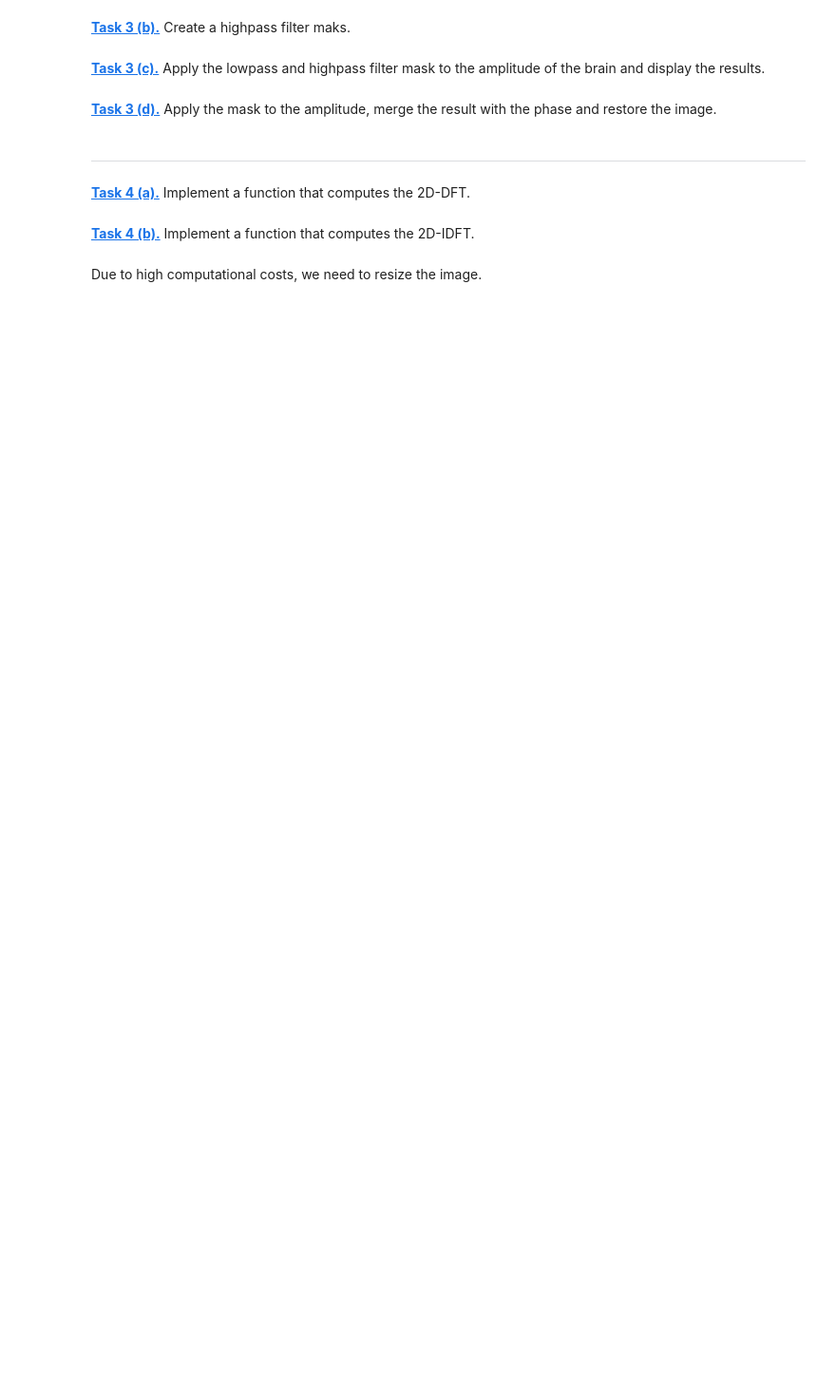
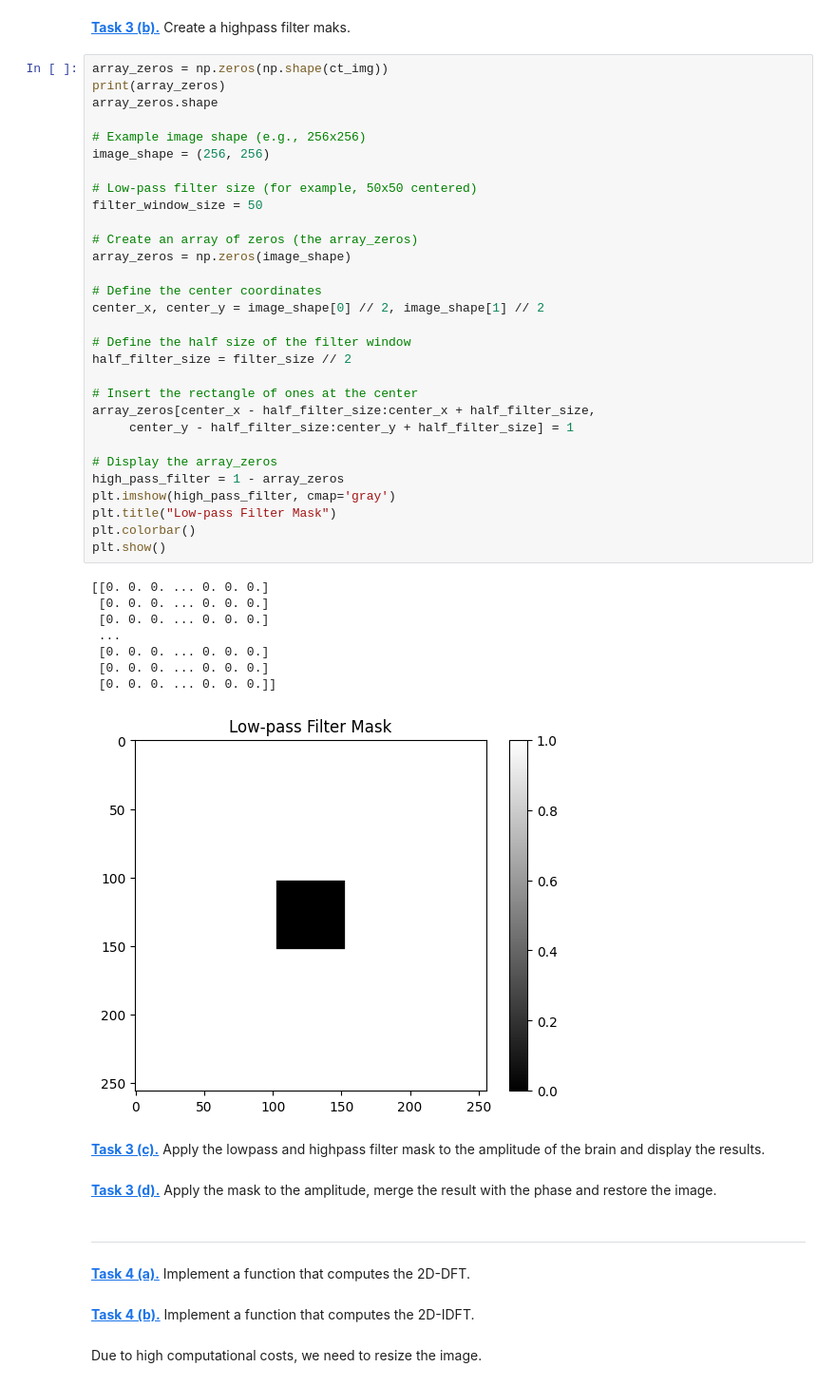
Before and after one commit to JuliaPpp/mobi-fs5-python, a Jupyter notebook: fourier.ipynb, the cells around one changed output. Shown at 95% size. Saved outputs shown, nothing was run; the diff lists cells and outputs as text; blank space fills up the shorter version.

```diff
--- a/fourier.ipynb
+++ b/fourier.ipynb
@@ -197,5 +235,44 @@ filter_window_size = 50
 # %% [markdown]
 **[Task 3 (b).]()** Create a highpass filter maks.
+# %%
+array_zeros = np.zeros(np.shape(ct_img))
+print(array_zeros)
+array_zeros.shape
+
+# Example image shape (e.g., 256x256)
+image_shape = (256, 256)
+
+# Low-pass filter size (for example, 50x50 centered)
+filter_window_size = 50
+
+# Create an array of zeros (the array_zeros)
+array_zeros = np.zeros(image_shape)
+
+# Define the center coordinates
+center_x, center_y = image_shape[0] // 2, image_shape[1] // 2
+
+# Define the half size of the filter window
+half_filter_size = filter_size // 2
+
+# Insert the rectangle of ones at the center
+array_zeros[center_x - half_filter_size:center_x + half_filter_size,
+     center_y - half_filter_size:center_y + half_filter_size] = 1
+
+# Display the array_zeros
+high_pass_filter = 1 - array_zeros
+plt.imshow(high_pass_filter, cmap='gray')
+plt.title("Low-pass Filter Mask")
+plt.colorbar()
+plt.show()
+# %% [output]
+[[0. 0. 0. ... 0. 0. 0.]
+ [0. 0. 0. ... 0. 0. 0.]
+ [0. 0. 0. ... 0. 0. 0.]
+ ...
+ [0. 0. 0. ... 0. 0. 0.]
+ [0. 0. 0. ... 0. 0. 0.]
+ [0. 0. 0. ... 0. 0. 0.]]
+[figure, added]
 # %% [markdown]
 **[Task 3 (c).]()** Apply the lowpass and highpass filter mask to the amplitude of the brain and display the results.
 # %% [markdown]
```
Also changed, not shown: parts of 1 cell of this notebook.
